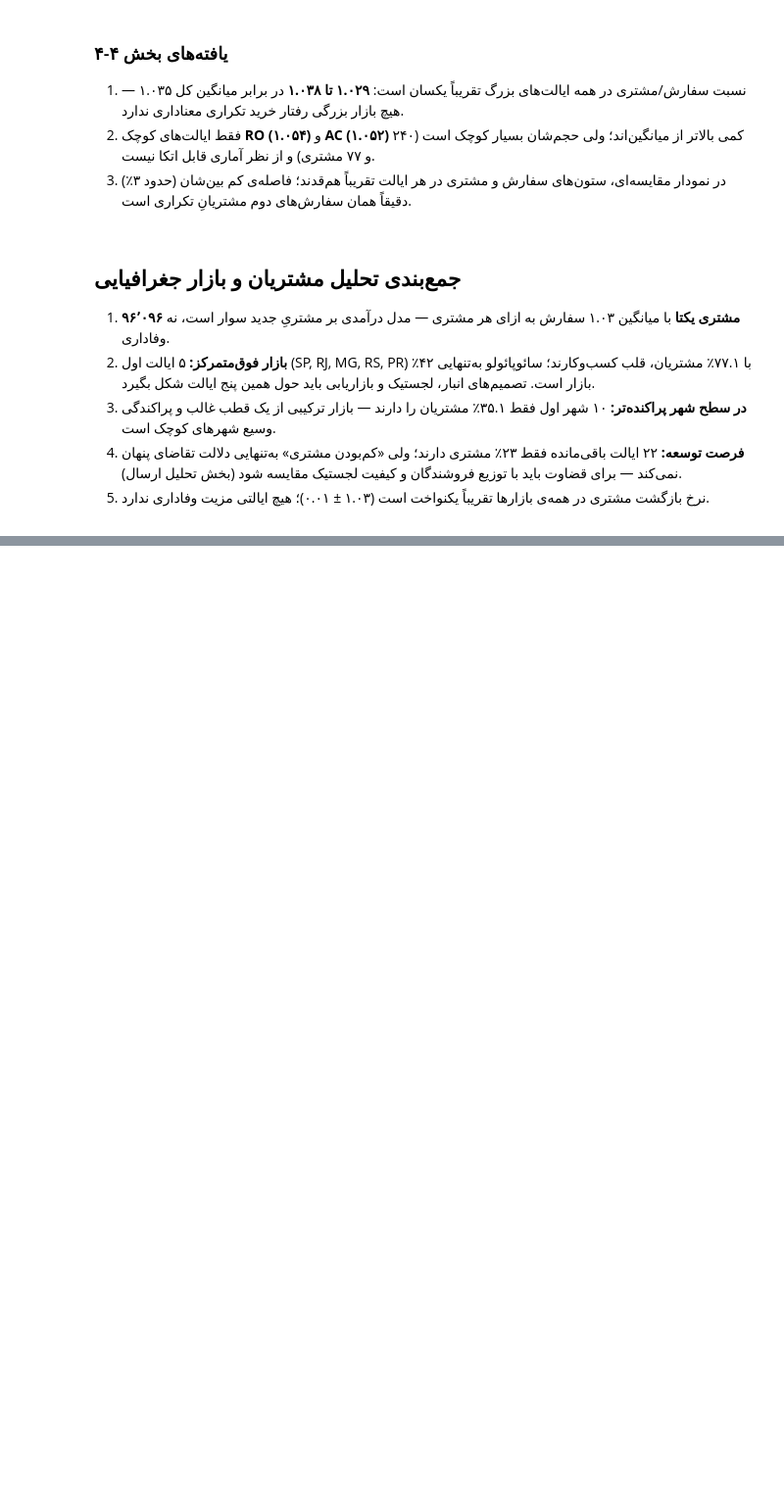
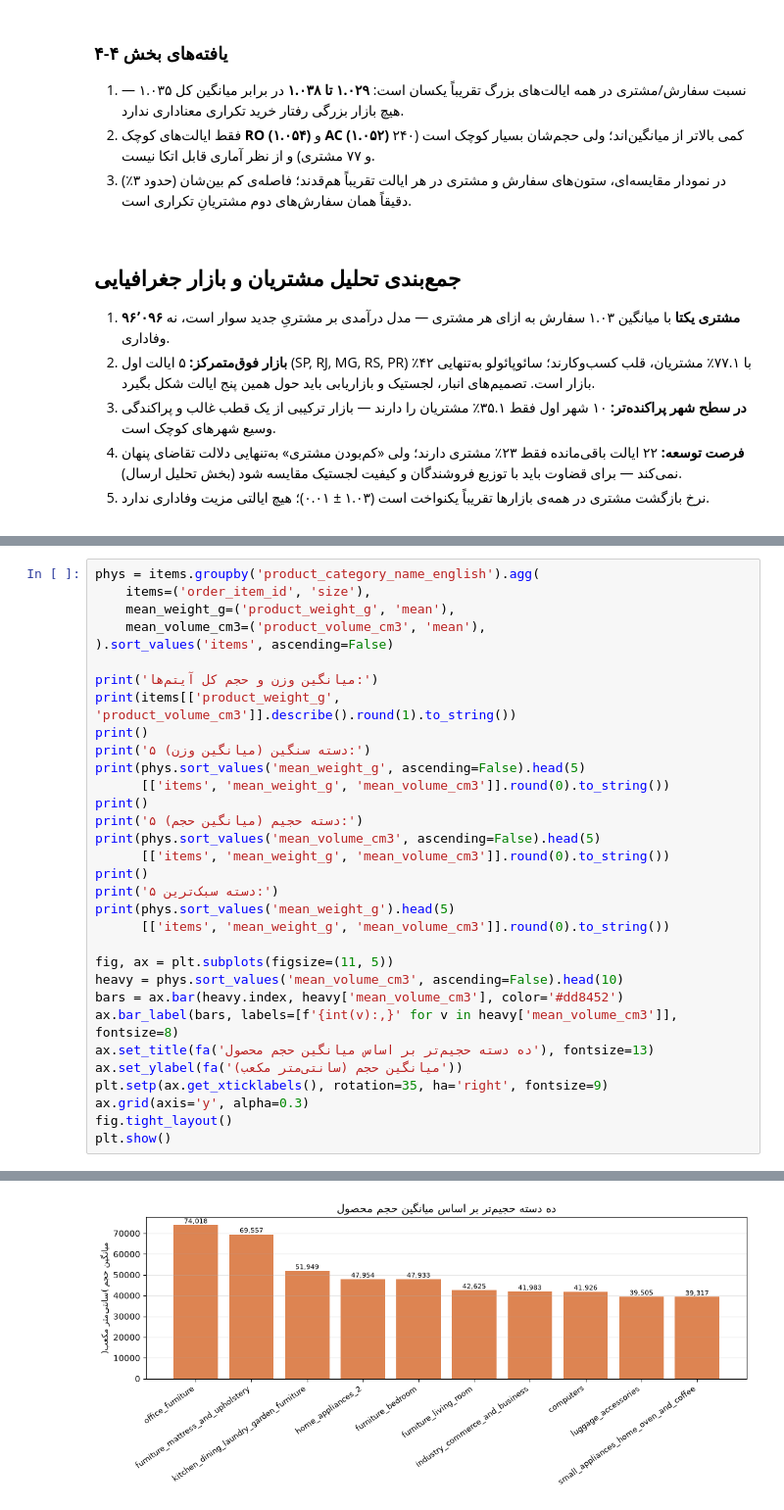
Before and after one commit to arashalidadi/olist-pro, a Jupyter notebook: olist_analysis.ipynb, the cells around one changed output, grey strips where cells are left out. Shown at 98% size. Saved outputs shown, nothing was run; the diff lists cells and outputs as text; blank space fills up the shorter version.

```diff
--- a/olist_analysis.ipynb
+++ b/olist_analysis.ipynb
@@ -1867,0 +1975,33 @@ AC                    81            77                   1.052
+# %%
+phys = items.groupby('product_category_name_english').agg(
+    items=('order_item_id', 'size'),
+    mean_weight_g=('product_weight_g', 'mean'),
+    mean_volume_cm3=('product_volume_cm3', 'mean'),
+).sort_values('items', ascending=False)
+
+print('میانگین وزن و حجم کل آیتم‌ها:')
+print(items[['product_weight_g', 'product_volume_cm3']].describe().round(1).to_string())
+print()
+print('۵ دسته سنگین (میانگین وزن):')
+print(phys.sort_values('mean_weight_g', ascending=False).head(5)
+      [['items', 'mean_weight_g', 'mean_volume_cm3']].round(0).to_string())
+print()
+print('۵ دسته حجیم (میانگین حجم):')
+print(phys.sort_values('mean_volume_cm3', ascending=False).head(5)
+      [['items', 'mean_weight_g', 'mean_volume_cm3']].round(0).to_string())
+print()
+print('۵ دسته سبک‌ترین:')
+print(phys.sort_values('mean_weight_g').head(5)
+      [['items', 'mean_weight_g', 'mean_volume_cm3']].round(0).to_string())
+
+fig, ax = plt.subplots(figsize=(11, 5))
+heavy = phys.sort_values('mean_volume_cm3', ascending=False).head(10)
+bars = ax.bar(heavy.index, heavy['mean_volume_cm3'], color='#dd8452')
+ax.bar_label(bars, labels=[f'{int(v):,}' for v in heavy['mean_volume_cm3']], fontsize=8)
+ax.set_title(fa('ده دسته حجیم‌تر بر اساس میانگین حجم محصول'), fontsize=13)
+ax.set_ylabel(fa('میانگین حجم (سانتی‌متر مکعب)'))
+plt.setp(ax.get_xticklabels(), rotation=35, ha='right', fontsize=9)
+ax.grid(axis='y', alpha=0.3)
+fig.tight_layout()
+plt.show()
+# %% [output]
@@ -1867,0 +2025 @@ AC                    81            77                   1.052
+[figure, added]
```
Also changed, not shown: parts of 12 cells of this notebook, 1 other file.
